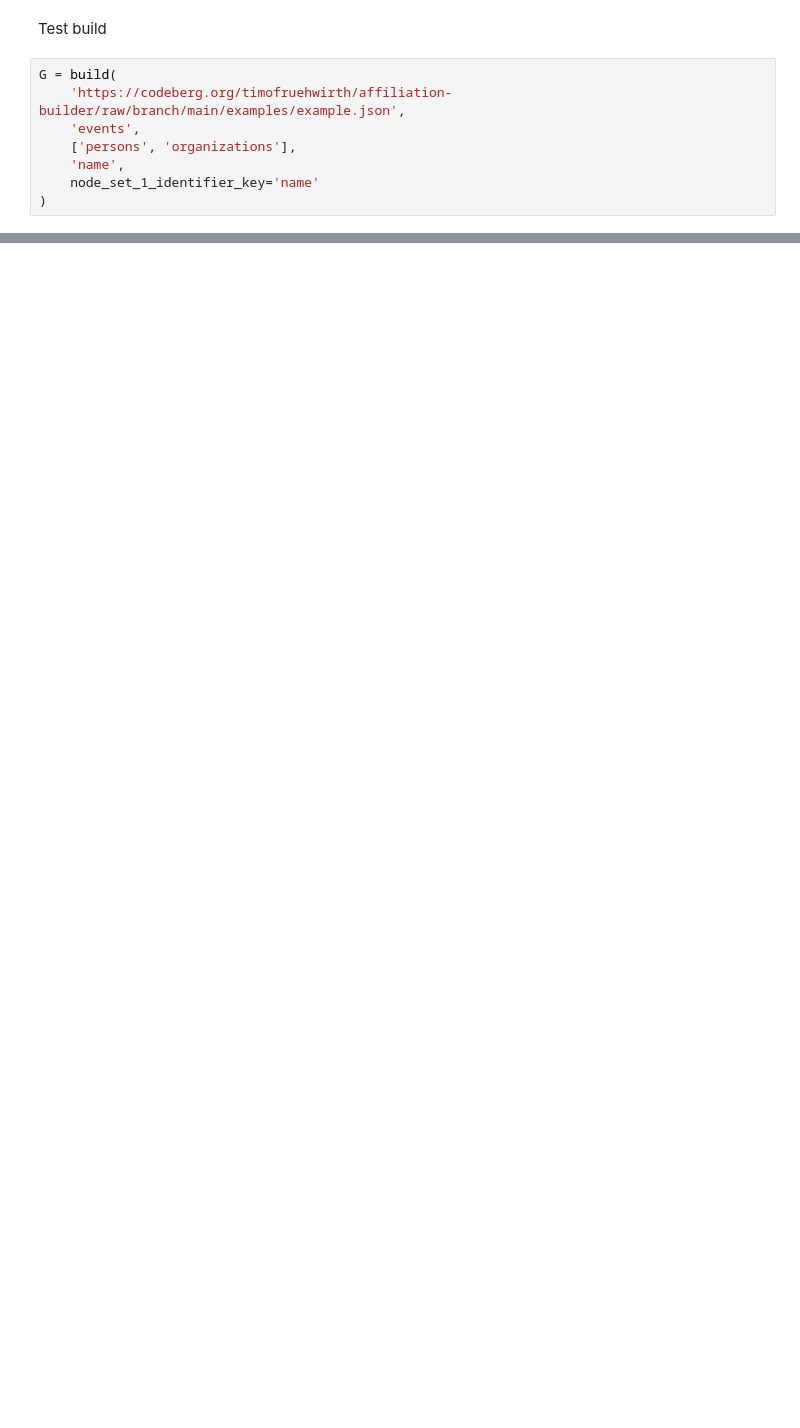
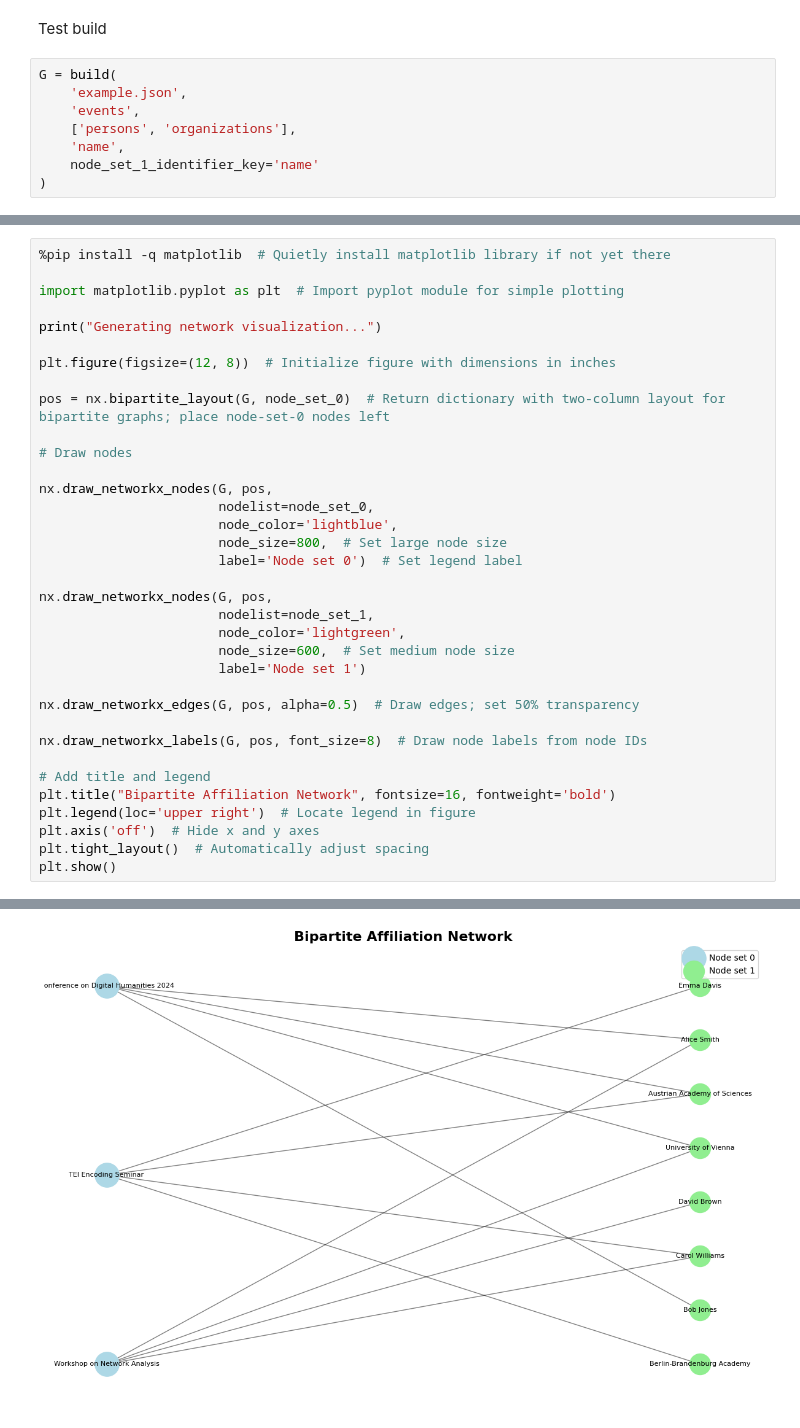
Before and after one commit to timofruehwirth/affiliation-builder, a Jupyter notebook: examples/example.ipynb, the cells around one changed output, grey strips where cells are left out. Cells and saved outputs as stored; diff of their text form; blank space fills up the shorter version.

Commit message:
add summary logging and Graph object return; add test analysis and visualization

```diff
--- a/examples/example.ipynb
+++ b/examples/example.ipynb
@@ -446,7 +471,7 @@ def build(  # Declare function
 Test build
 # %%
 G = build(
-    'https://codeberg.org/timofruehwirth/affiliation-builder/raw/branch/main/examples/example.json',
+    'example.json',
     'events',
     ['persons', 'organizations'],
     'name',
@@ -472,0 +560,36 @@ G = build(
+# %%
+%pip install -q matplotlib  # Quietly install matplotlib library if not yet there
+
+import matplotlib.pyplot as plt  # Import pyplot module for simple plotting
+
+print("Generating network visualization...")
+
+plt.figure(figsize=(12, 8))  # Initialize figure with dimensions in inches
+
+pos = nx.bipartite_layout(G, node_set_0)  # Return dictionary with two-column layout for bipartite graphs; place node-set-0 nodes left
+
+# Draw nodes
+
+nx.draw_networkx_nodes(G, pos,
+                       nodelist=node_set_0,
+                       node_color='lightblue',
+                       node_size=800,  # Set large node size
+                       label='Node set 0')  # Set legend label
+
+nx.draw_networkx_nodes(G, pos,
+                       nodelist=node_set_1,
+                       node_color='lightgreen',
+                       node_size=600,  # Set medium node size
+                       label='Node set 1')
+
+nx.draw_networkx_edges(G, pos, alpha=0.5)  # Draw edges; set 50% transparency
+
+nx.draw_networkx_labels(G, pos, font_size=8)  # Draw node labels from node IDs
+
+# Add title and legend
+plt.title("Bipartite Affiliation Network", fontsize=16, fontweight='bold')
+plt.legend(loc='upper right')  # Locate legend in figure
+plt.axis('off')  # Hide x and y axes
+plt.tight_layout()  # Automatically adjust spacing
+plt.show()
+# %% [output]
@@ -472,0 +632 @@ G = build(
+[figure, added]
```
Also changed, not shown: parts of 6 cells of this notebook.
